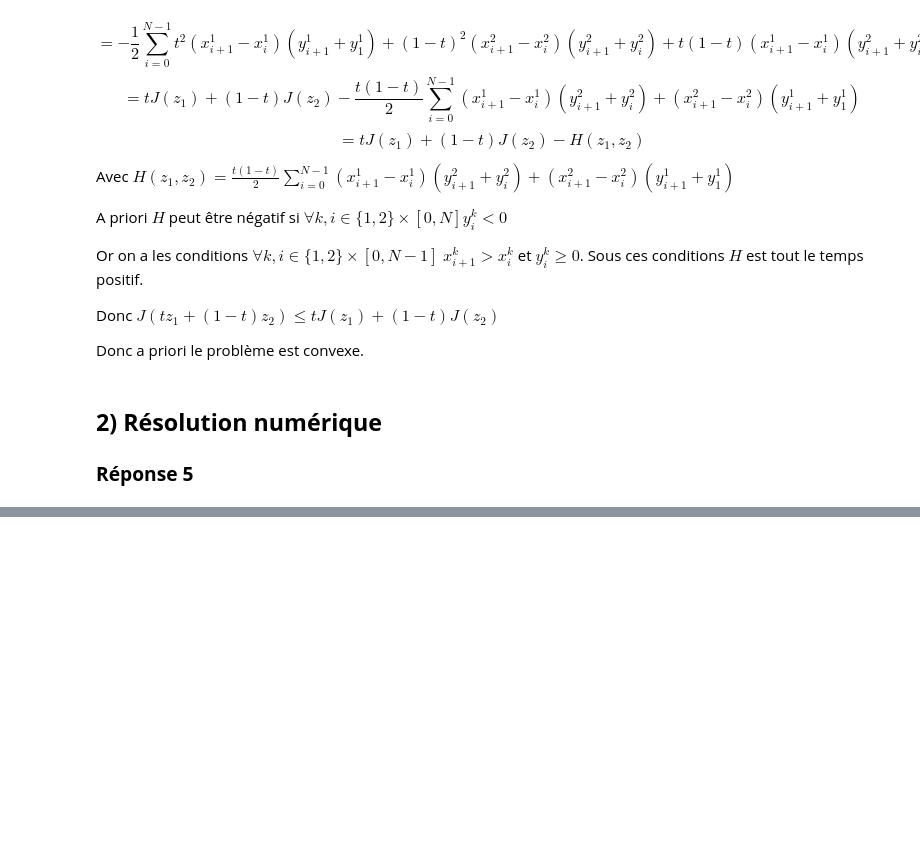
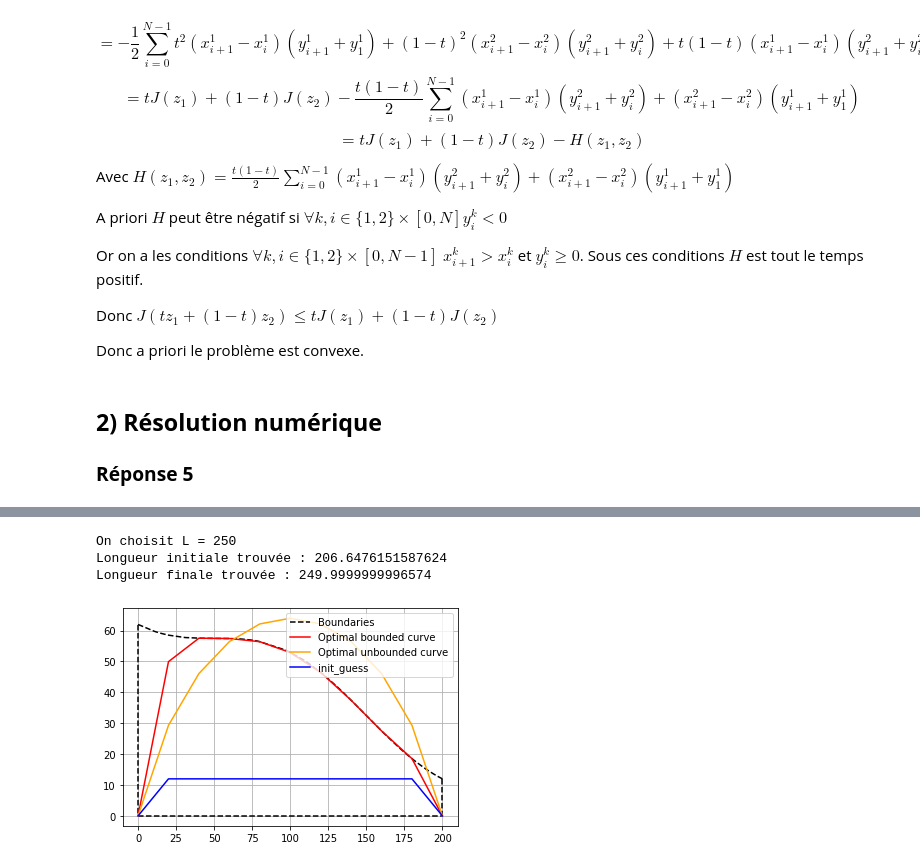
Before and after one commit to Hayvo/projet_optim, a Jupyter notebook: Projet_mouton.ipynb, the cells around one changed output, grey strips where cells are left out. Drawn from its saved outputs; the diff is of its cells as text; code cells hidden in the pictures; blank space fills up the shorter version.

```diff
--- a/Projet_mouton.ipynb
+++ b/Projet_mouton.ipynb
@@ -118,0 +212,32 @@ Optimization terminated successfully    (Exit mode 0)
+# %%
+N = 10
+
+data = optimal_bounded_curve(x_ref[0],x_ref[-1],250,y_max_river,N, d= None)
+data2 = optimal_curve(x_ref[0],x_ref[-1],250,N)
+
+x = data[1]
+y = data[0].x
+
+x2 = data2[1]
+y2 = data2[0].x
+
+print(f"On choisit L = {250}")
+print(f"Longueur initiale trouvée : {dist(data[2],x)}")
+print(f"Longueur finale trouvée : {dist(y,x)}")
+
+plt.plot(X,Y, c = 'black', label = 'Boundaries', linestyle = '--')
+plt.plot([X[0],X[0]],[Y[1],0], c = 'black', linestyle = '--')
+plt.plot([X[-1],X[-1]],[Y[-1],0], c = 'black', linestyle = '--')
+plt.plot([X[0],X[-1]],[0,0], c = 'black', linestyle = '--')
+
+plt.plot(x,y,c = 'r', label = 'Optimal bounded curve')
+plt.plot(x2,y2,c = 'orange', label = 'Optimal unbounded curve')
+plt.plot(x,data[2], c = 'b', label = 'init_guess')
+plt.legend(loc = 'upper right')
+plt.grid()
+plt.show()
+# %% [output]
+On choisit L = 250
+Longueur initiale trouvée : 206.6476151587624
+Longueur finale trouvée : 249.9999999996574
+[figure, added]
```
Also changed, not shown: parts of 16 cells of this notebook, 1 other file.
